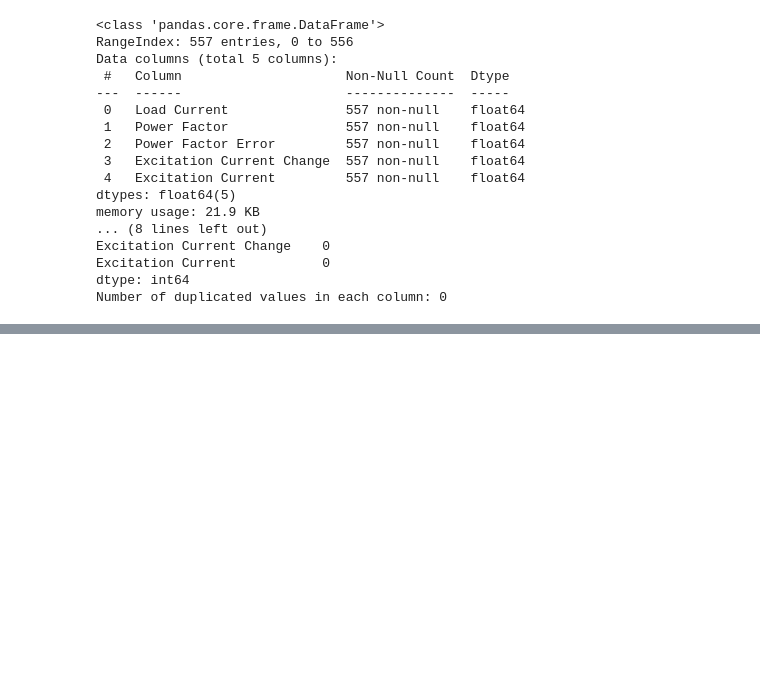
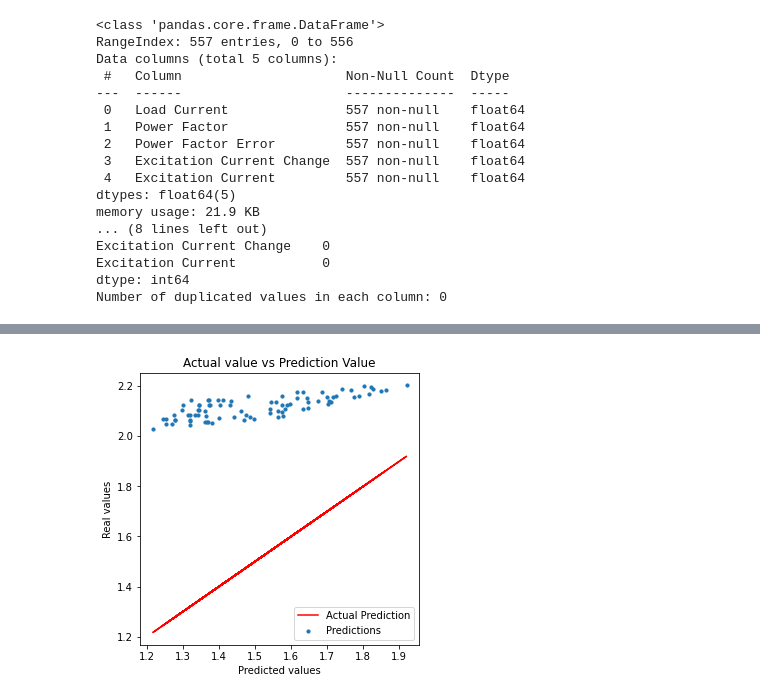
Before and after one commit to YongchangXie/INM701, a Jupyter notebook: Untitled.ipynb, the cells around one changed output, grey strips where cells are left out. Cells and saved outputs as stored; diff of their text form; code cells hidden in the pictures; blank space fills up the shorter version.

```diff
--- a/Untitled.ipynb
+++ b/Untitled.ipynb
@@ -490,0 +417,12 @@ ValueError: in user code:
+# %%
+# Our model predictions
+fig, ax = plt.subplots(figsize=(5, 5))
+plt.scatter(y_test,Predictions,label='Predictions',s=10)
+plt.plot(y_test,y_test,'r',label='Actual Prediction')
+plt.title('Actual value vs Prediction Value')
+plt.xlabel("Predicted values")
+plt.ylabel("Real values")
+plt.legend()
+plt.show()
+# %% [output]
+[figure, added]
```
Also changed, not shown: parts of 24 cells of this notebook.
